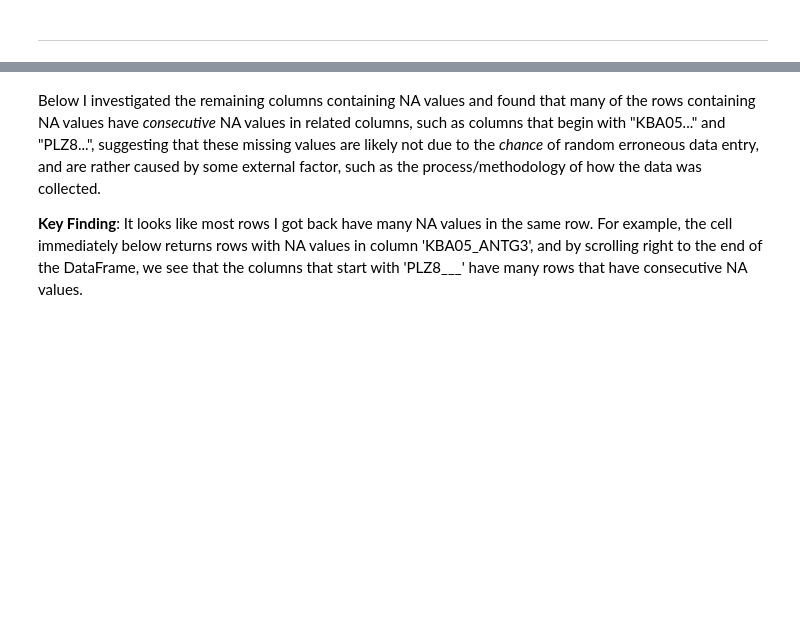
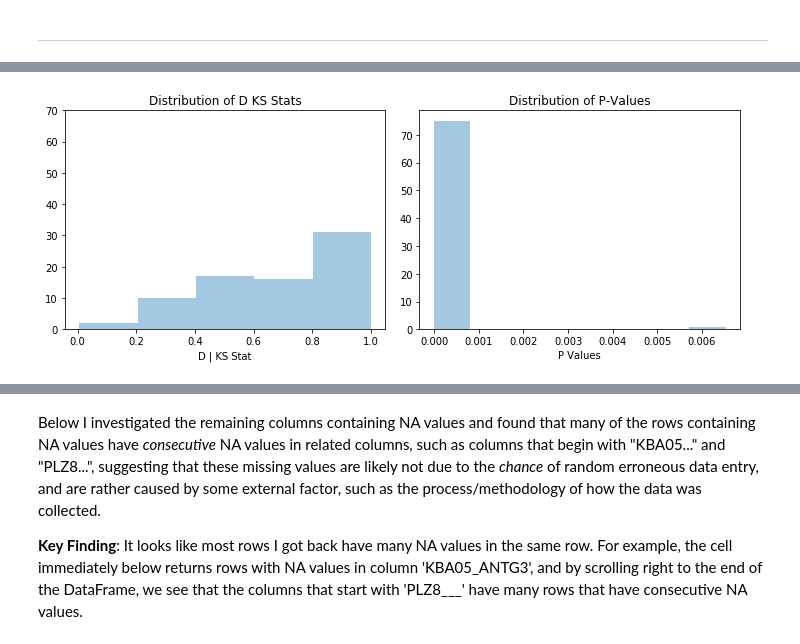
Before and after one commit to pdeguzman96/UnsupervisedLearning_MarketSegmentation, a Jupyter notebook: Identify_Customer_Segments.ipynb, the cells around one changed output, grey strips where cells are left out. Cells and saved outputs as stored; diff of their text form; code cells hidden in the pictures; blank space fills up the shorter version.

Commit message:
Added KS Test Analysis for NA Rows

```diff
--- a/Identify_Customer_Segments.ipynb
+++ b/Identify_Customer_Segments.ipynb
@@ -365,0 +398,25 @@ Note that we're looking at columns with *zero* NA values and comparing rows with
+# %%
+# Calculating stats and p-values for each column
+stats,p_values = KS_col_test(na_azdias_b30,na_azdias_g30)
+# %%
+# Creating a DataFrame to store the results. 80 rows (1/feature)
+ks_df = pd.DataFrame(na_azdias_b30.columns.values,columns=['feature'])
+ks_df['stat'] = stats
+ks_df['p_value'] = p_values
+# %%
+# Plotting results. See below for my interpretation
+fig,(ax1,ax2) = plt.subplots(1,2,figsize=(10,4))
+
+sns.distplot(ks_df[ks_df['stat'].notnull()]['stat'],ax=ax1,kde=False)
+ax1.set_title('Distribution of D KS Stats')
+ax1.set_xlabel('D | KS Stat')
+ax1.set_ylim(top=70)
+
+sns.distplot(ks_df[ks_df['p_value'].notnull()]['p_value'],ax=ax2,kde=False)
+ax2.set_title('Distribution of P-Values')
+ax2.set_xlabel('P Values')
+
+plt.tight_layout()
+plt.show()
+# %% [output]
+[figure, added]
```
Also changed, not shown: parts of 6 cells of this notebook.
